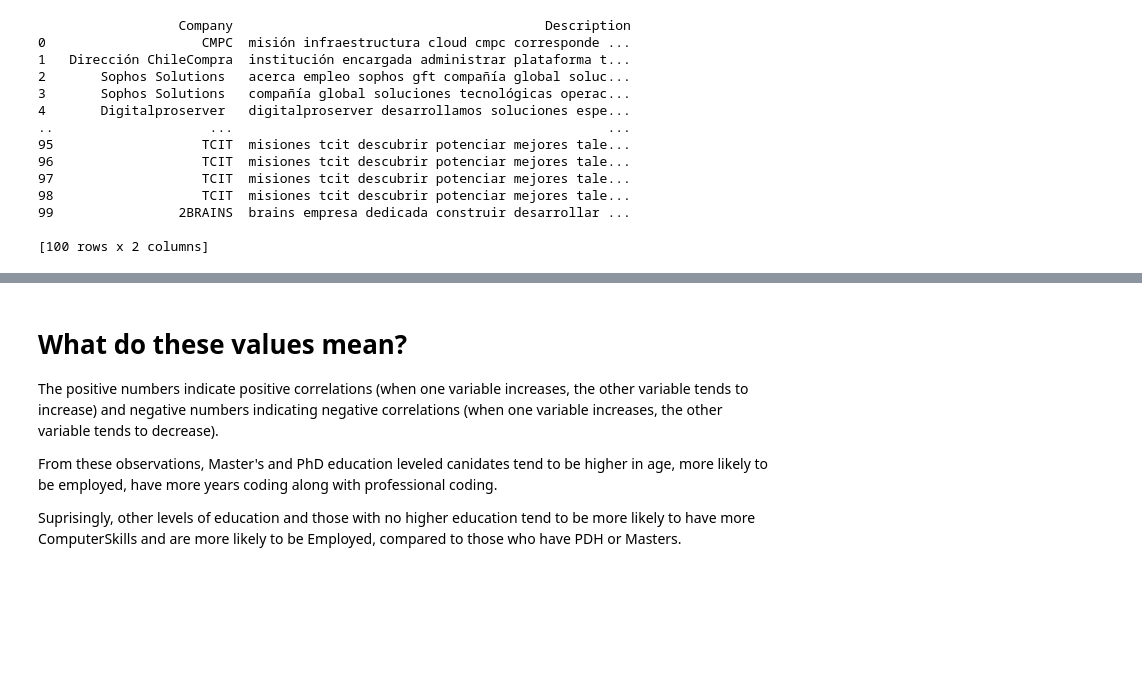
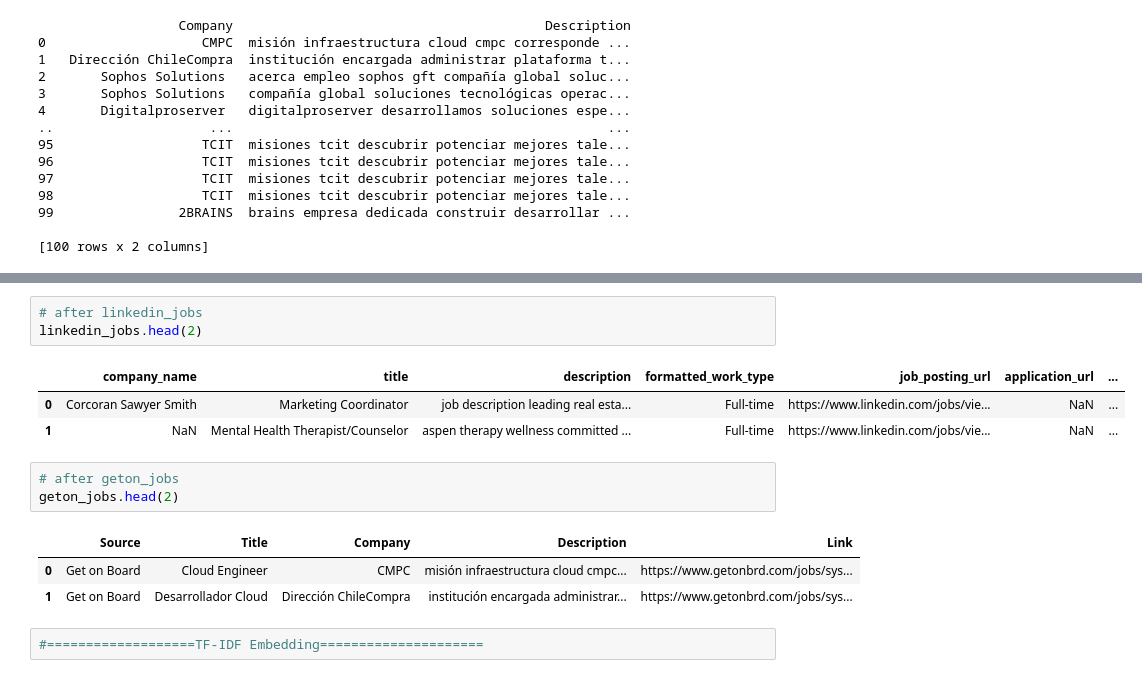
Before and after one commit to DarshanaHub/JobMatching-AIStudio, a Jupyter notebook: Data_Preparation_and_Training.ipynb, the cells around one changed output, grey strips where cells are left out. Saved outputs shown, nothing was run; the diff lists cells and outputs as text; blank space fills up the shorter version.

```diff
--- a/Data_Preparation_and_Training.ipynb
+++ b/Data_Preparation_and_Training.ipynb
@@ -293,7 +207,16 @@ sns.heatmap(corr_matrix2, cmap="Greens", annot=True)
-# %% [markdown]
-# What do these values mean?
-The positive numbers indicate positive correlations (when one variable increases, the other variable tends to increase) and negative numbers indicating negative correlations (when one variable increases, the other variable tends to decrease).
-
-From these observations, Master's and PhD education leveled canidates tend to be higher in age, more likely to be employed, have more years coding along with professional coding.
-
-Suprisingly, other levels of education and those with no higher education tend to be more likely to have more ComputerSkills and are more likely to be Employed, compared to those who have PDH or Masters.
+# %%
+# after linkedin_jobs
+linkedin_jobs.head(2)
+# %% [output]
+|  | company_name | title | description | formatted_work_type | job_posting_url | application_url | ... |
+| 0 | Corcoran Sawyer Smith | Marketing Coordinator | job description leading real esta... | Full-time | https://www.linkedin.com/jobs/vie... | NaN | ... |
+| 1 | NaN | Mental Health Therapist/Counselor | aspen therapy wellness committed ... | Full-time | https://www.linkedin.com/jobs/vie... | NaN | ... |
+# %%
+# after geton_jobs
+geton_jobs.head(2)
+# %% [output]
+|  | Source | Title | Company | Description | Link |
+| 0 | Get on Board | Cloud Engineer | CMPC | misión infraestructura cloud cmpc... | https://www.getonbrd.com/jobs/sys... |
+| 1 | Get on Board | Desarrollador Cloud | Dirección ChileCompra | institución encargada administrar... | https://www.getonbrd.com/jobs/sys... |
+# %%
+#===================TF-IDF Embedding=====================
```
Also changed, not shown: parts of 49 cells of this notebook.
